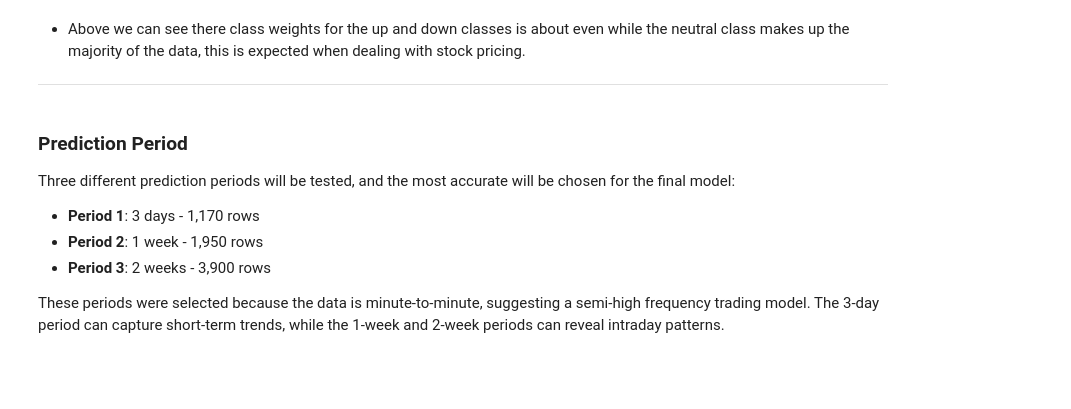
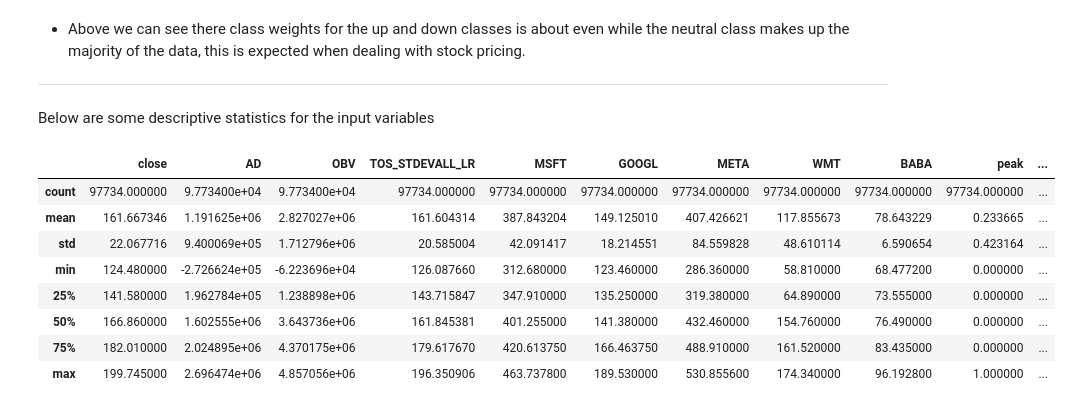
Before and after one commit to sflyranger/Stock_Price_Machine_Learning_Project, a Jupyter notebook: Amazon MultiClass Model.ipynb, the cells around one changed output. Cells and saved outputs as stored; diff of their text form; code cells hidden in the pictures; blank space fills up the shorter version.

```diff
--- a/Amazon MultiClass Model.ipynb
+++ b/Amazon MultiClass Model.ipynb
@@ -111,16 +124,21 @@ Name: count, dtype: int64
 # %% [markdown]
 * Above we can see there class weights for the up and down classes is about even while the neutral class makes up the majority of the data, this is expected when dealing with stock pricing.
 ------------------------
-# %% [markdown]
-### Prediction Period
-
-Three different prediction periods will be tested, and the most accurate will be chosen for the final model:
-
-- **Period 1**: 3 days - 1,170 rows
-- **Period 2**: 1 week - 1,950 rows
-- **Period 3**: 2 weeks - 3,900 rows
-
-These periods were selected because the data is minute-to-minute, suggesting a semi-high frequency trading model. The 3-day period can capture short-term trends, while the 1-week and 2-week periods can reveal intraday patterns.
+# %% [markdown]
+Below are some descriptive statistics for the input variables
+# %%
+input_vars = filtered_df.drop(columns = 'Direction')
+htmldf(input_vars.describe())
+# %% [output]
+|  | close | AD | OBV | TOS_STDEVALL_LR | MSFT | GOOGL | META | WMT | BABA | peak | ... |
+| count | 97734.000000 | 9.773400e+04 | 9.773400e+04 | 97734.000000 | 97734.000000 | 97734.000000 | 97734.000000 | 97734.000000 | 97734.000000 | 97734.000000 | ... |
+| mean | 161.667346 | 1.191625e+06 | 2.827027e+06 | 161.604314 | 387.843204 | 149.125010 | 407.426621 | 117.855673 | 78.643229 | 0.233665 | ... |
+| std | 22.067716 | 9.400069e+05 | 1.712796e+06 | 20.585004 | 42.091417 | 18.214551 | 84.559828 | 48.610114 | 6.590654 | 0.423164 | ... |
+| min | 124.480000 | -2.726624e+05 | -6.223696e+04 | 126.087660 | 312.680000 | 123.460000 | 286.360000 | 58.810000 | 68.477200 | 0.000000 | ... |
+| 25% | 141.580000 | 1.962784e+05 | 1.238898e+06 | 143.715847 | 347.910000 | 135.250000 | 319.380000 | 64.890000 | 73.555000 | 0.000000 | ... |
+| 50% | 166.860000 | 1.602555e+06 | 3.643736e+06 | 161.845381 | 401.255000 | 141.380000 | 432.460000 | 154.760000 | 76.490000 | 0.000000 | ... |
+| 75% | 182.010000 | 2.024895e+06 | 4.370175e+06 | 179.617670 | 420.613750 | 166.463750 | 488.910000 | 161.520000 | 83.435000 | 0.000000 | ... |
+| max | 199.745000 | 2.696474e+06 | 4.857056e+06 | 196.350906 | 463.737800 | 189.530000 | 530.855600 | 174.340000 | 96.192800 | 1.000000 | ... |
 # %%
 # Function for splitting data without overlap
 def split_data(df, validation_start, test_start):
```
Also changed, not shown: parts of 2 cells of this notebook, 3 other files.
